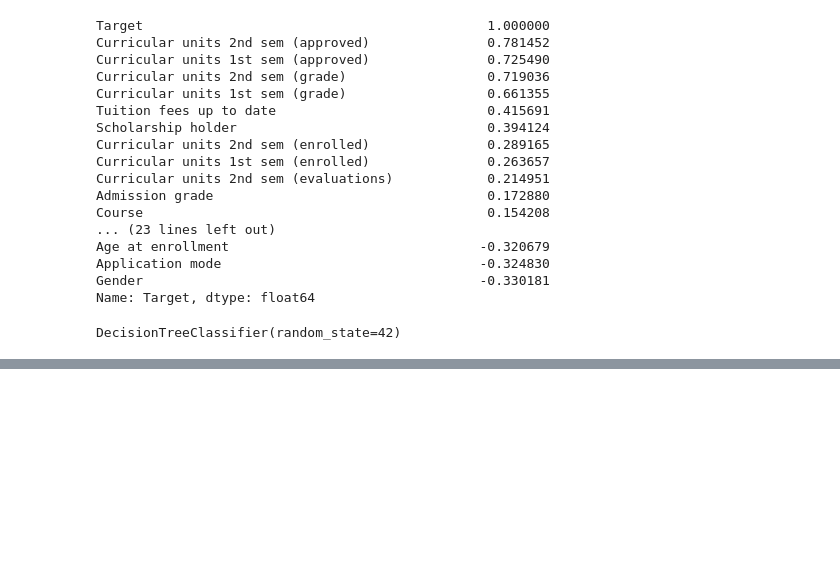
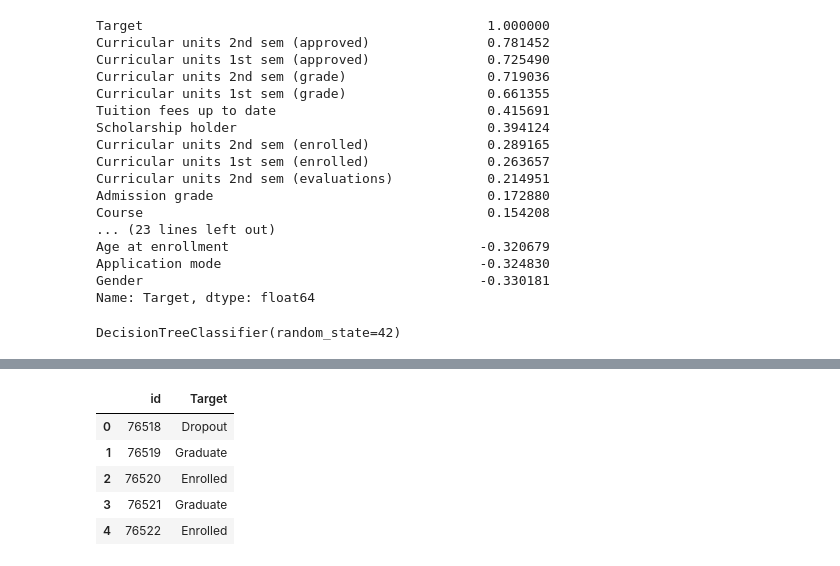
Before and after one commit to PPM47/CI_Project, a Jupyter notebook: Classification with an Academic Success.ipynb, the cells around one changed output, grey strips where cells are left out. Saved outputs shown, nothing was run; the diff lists cells and outputs as text; code cells hidden in the pictures; blank space fills up the shorter version.

```diff
--- a/Classification with an Academic Success.ipynb
+++ b/Classification with an Academic Success.ipynb
@@ -154,14 +158,21 @@ pred = model.predict(testset)
 # %%
 
 
 def targetNames(col):
     if col == 0:
         return 'Dropout'
     if col == 1:
         return 'Enrolled'
     if col == 2:
         return 'Graduate'
 
-pred.shape =(51012,)
-
 prediction_df = pd.Series(pred).apply(targetNames)
+preddf = pd.DataFrame({'id': test['id'], 'Target': prediction_df})
+preddf.head(5)
+# %% [output]
+|  | id | Target |
+| 0 | 76518 | Dropout |
+| 1 | 76519 | Graduate |
+| 2 | 76520 | Enrolled |
+| 3 | 76521 | Graduate |
+| 4 | 76522 | Enrolled |
```
Also changed, not shown: parts of 5 cells of this notebook.
